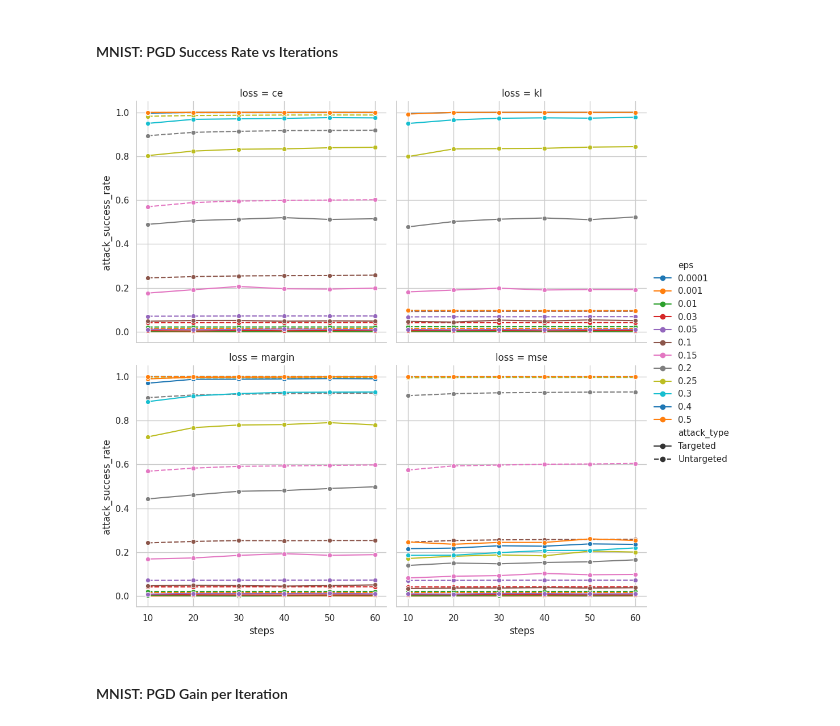
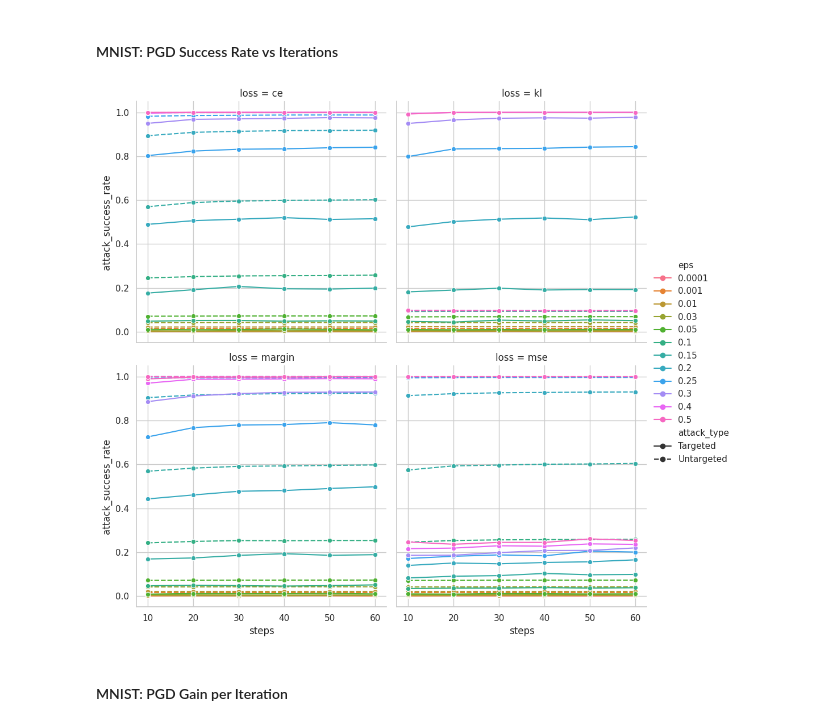
Before and after one commit to ch-yun-01/adversarial-fgsm-pgd, a Jupyter notebook: anaylze.ipynb, the cells around one changed output. Cells and saved outputs as stored; diff of their text form; code cells hidden in the pictures.

```diff
--- a/anaylze.ipynb
+++ b/anaylze.ipynb
@@ -248,23 +248,25 @@ plt.show()
 #### MNIST: PGD Success Rate vs Iterations
 # %%
 mnist_pgd_df = pgd_df[pgd_df["dataset"]=="mnist"]
+
+palette = sns.color_palette("husl", 12)
 
 sns.relplot(
     data=mnist_pgd_df,
     x="steps",
     y="attack_success_rate",
     hue="eps",
     style="attack_type",
     col="loss",
     kind="line",
     marker="o",
     col_wrap=2,
-    palette="tab10",
+    palette=palette,
     legend="full"
 )
 plt.show()
 # %% [output]
-[figure, old version]
+[figure, new version]
 # %% [markdown]
 #### MNIST: PGD Gain per Iteration
 # %%
```
Also changed, not shown: parts of 5 cells of this notebook.
